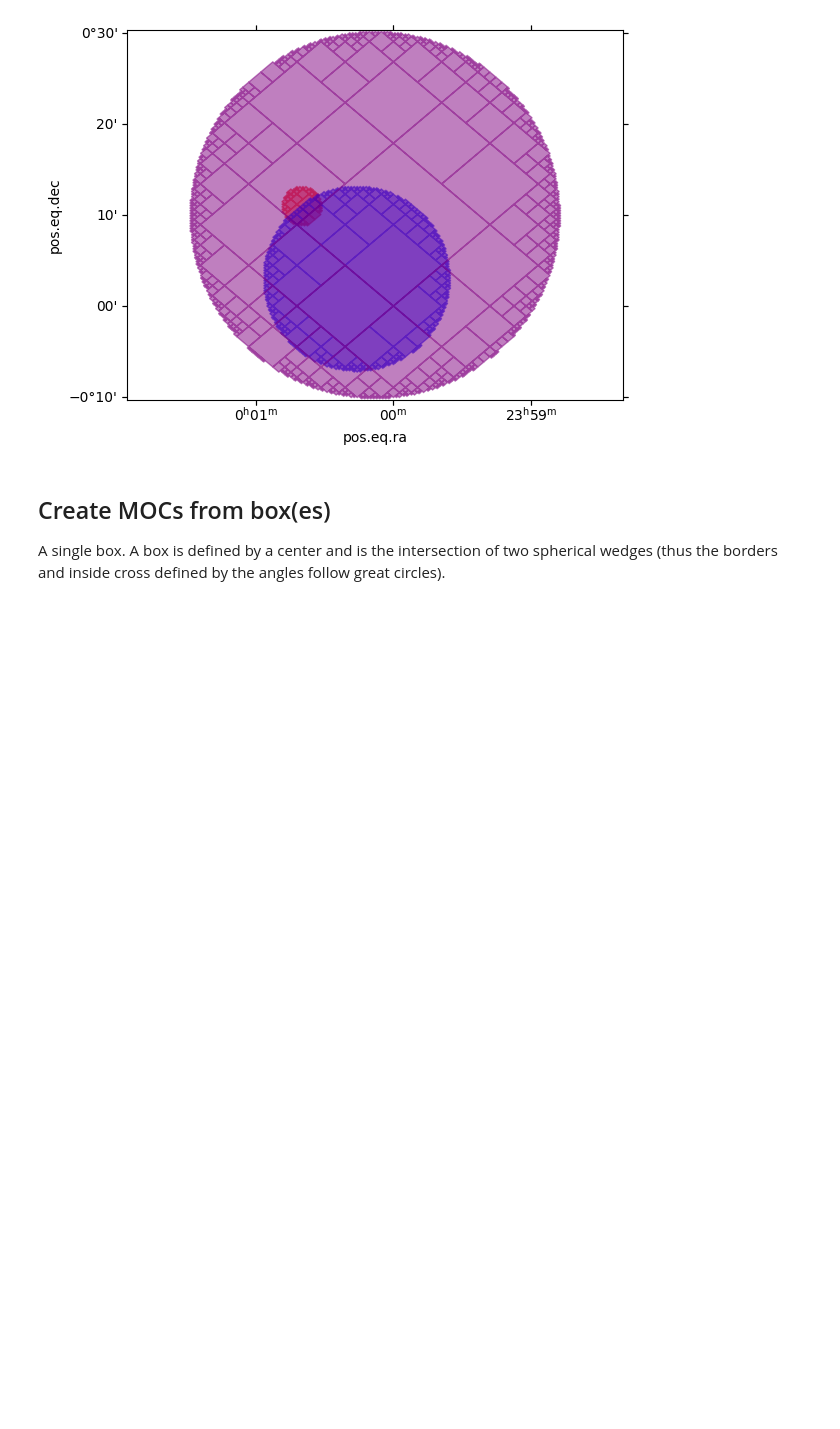
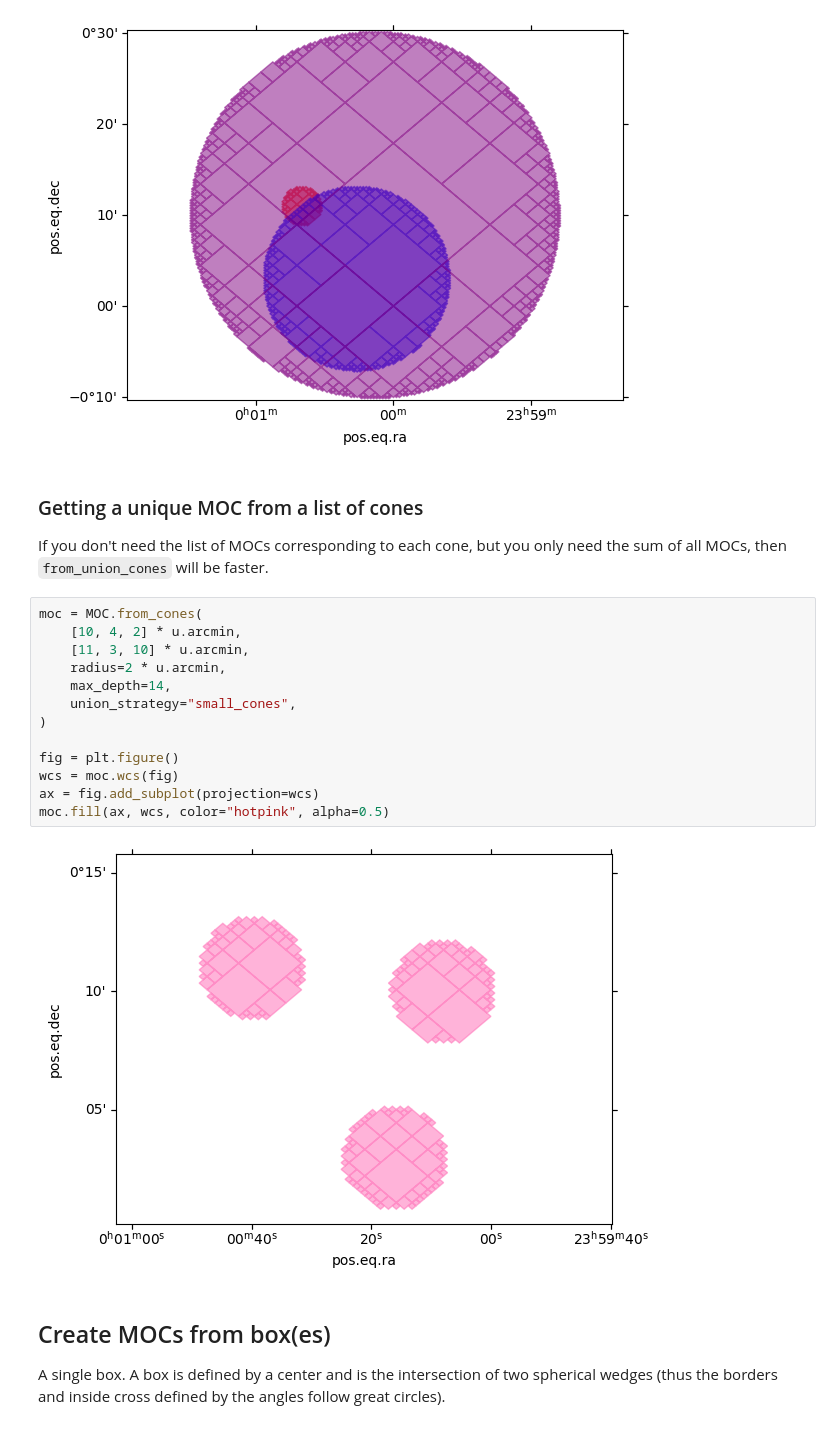
Before and after one commit to cds-astro/mocpy, a Jupyter notebook: notebooks/01-Creating_MOCs_from_shapes.ipynb, the cells around one changed output. Cells and saved outputs as stored; diff of their text form; blank space fills up the shorter version.

Commit message:
feat: add union of cones with small cones strategy
the idea is that we might add the other strategy later for overlapping cones

```diff
--- a/notebooks/01-Creating_MOCs_from_shapes.ipynb
+++ b/notebooks/01-Creating_MOCs_from_shapes.ipynb
@@ -52,6 +52,25 @@ for cone, color in zip(cones, ["red", "blue", "purple"]):
     cone.fill(ax, wcs, color=color, alpha=0.5)
 # %% [output]
 [figure]
+# %% [markdown]
+### Getting a unique MOC from a list of cones
+
+If you don't need the list of MOCs corresponding to each cone, but you only need the sum of all MOCs, then `from_union_cones` will be faster.
+# %%
+moc = MOC.from_cones(
+    [10, 4, 2] * u.arcmin,
+    [11, 3, 10] * u.arcmin,
+    radius=2 * u.arcmin,
+    max_depth=14,
+    union_strategy="small_cones",
+)
+
+fig = plt.figure()
+wcs = moc.wcs(fig)
+ax = fig.add_subplot(projection=wcs)
+moc.fill(ax, wcs, color="hotpink", alpha=0.5)
+# %% [output]
+[figure, added]
 # %% [markdown]
 ## Create MOCs from box(es)
 
```
Also changed, not shown: parts of 2 cells of this notebook, 3 other files.
